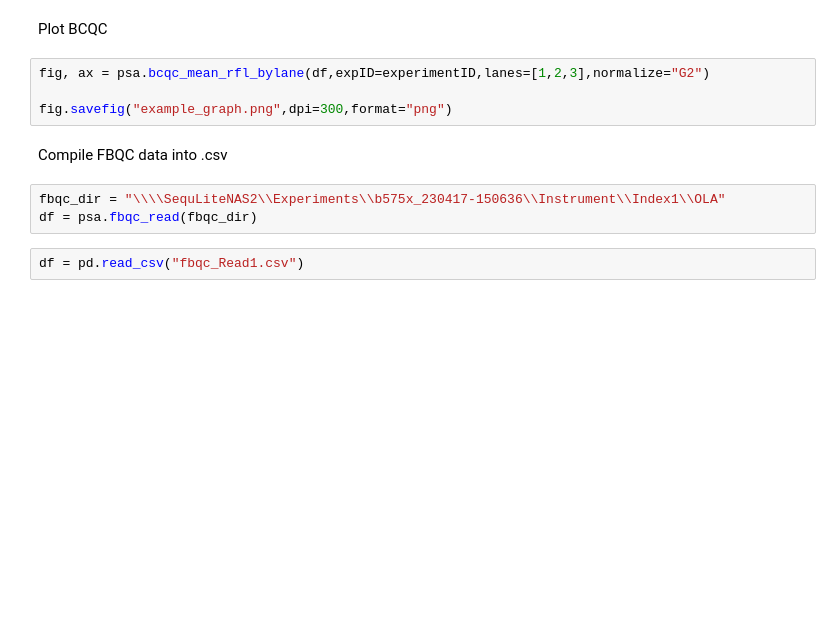
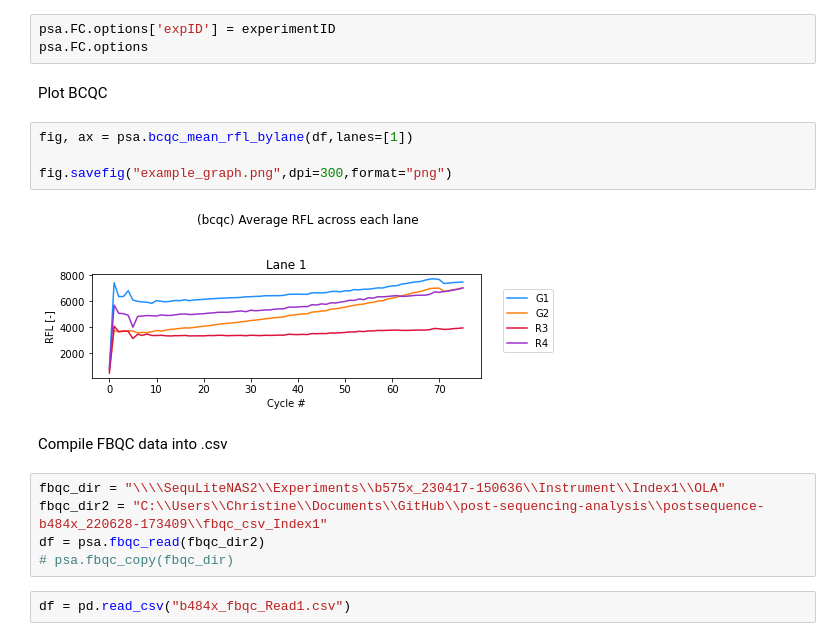
Before and after one commit to cbook27/post-sequencing-analysis, a Jupyter notebook: post_sequencing_analysis.ipynb, the cells around one changed output. Cells and saved outputs as stored; diff of their text form; blank space fills up the shorter version.

Commit message:
fixed 1 lane condition

```diff
--- a/post_sequencing_analysis.ipynb
+++ b/post_sequencing_analysis.ipynb
@@ -57,17 +55,24 @@ filename = "b484x_bcqc-Read1.csv"
 # Readout csv file
 
 df = pd.read_csv(filename)
+# %%
+psa.FC.options['expID'] = experimentID
+psa.FC.options
 # %% [markdown]
 Plot BCQC
 # %%
-fig, ax = psa.bcqc_mean_rfl_bylane(df,expID=experimentID,lanes=[1,2,3],normalize="G2")
+fig, ax = psa.bcqc_mean_rfl_bylane(df,lanes=[1])
 
 fig.savefig("example_graph.png",dpi=300,format="png")
+# %% [output]
+[figure, added]
 # %% [markdown]
 Compile FBQC data into .csv
 # %%
 fbqc_dir = "\\\\SequLiteNAS2\\Experiments\\b575x_230417-150636\\Instrument\\Index1\\OLA"
-df = psa.fbqc_read(fbqc_dir)
+fbqc_dir2 = "C:\\Users\\Christine\\Documents\\GitHub\\post-sequencing-analysis\\postsequence-b484x_220628-173409\\fbqc_csv_Index1"
+df = psa.fbqc_read(fbqc_dir2)
+# psa.fbqc_copy(fbqc_dir)
 # %%
-df = pd.read_csv("fbqc_Read1.csv")
+df = pd.read_csv("b484x_fbqc_Read1.csv")
 # %%
```
Also changed, not shown: parts of 6 cells of this notebook, 1 other file.
